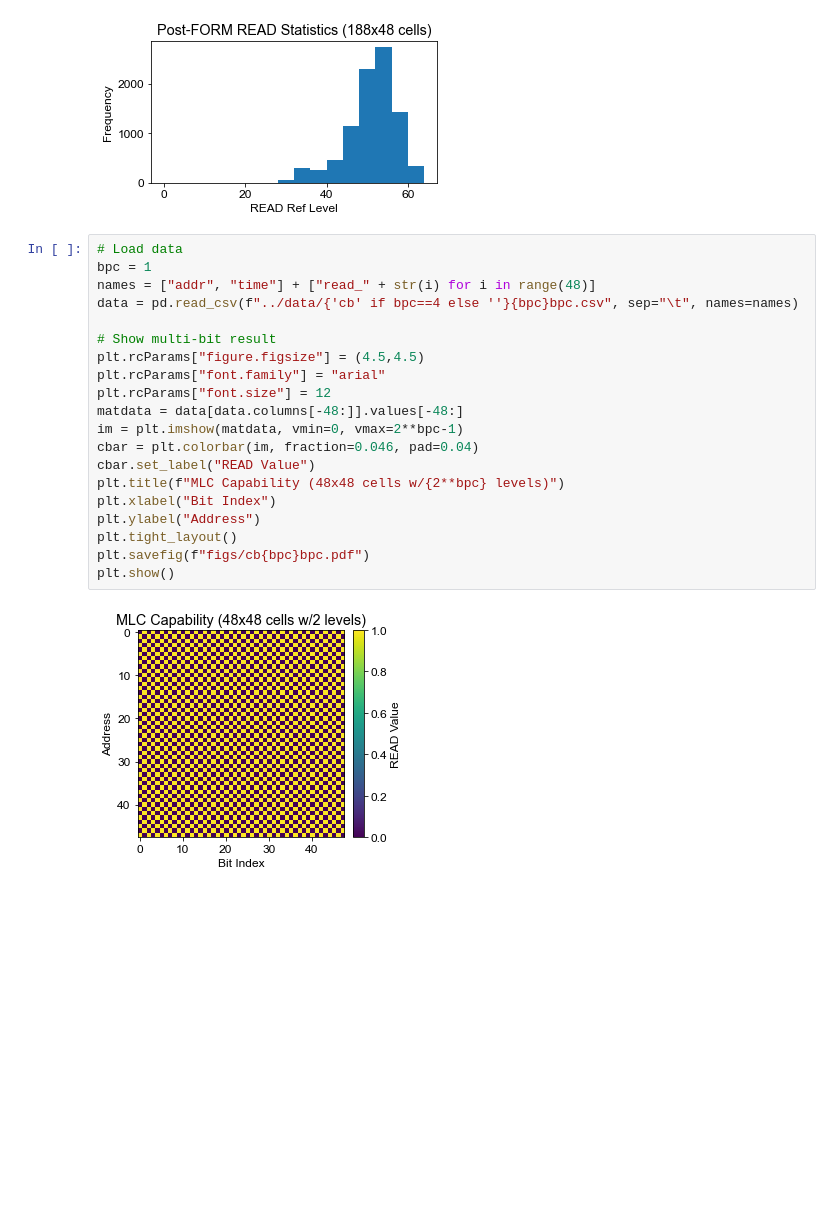
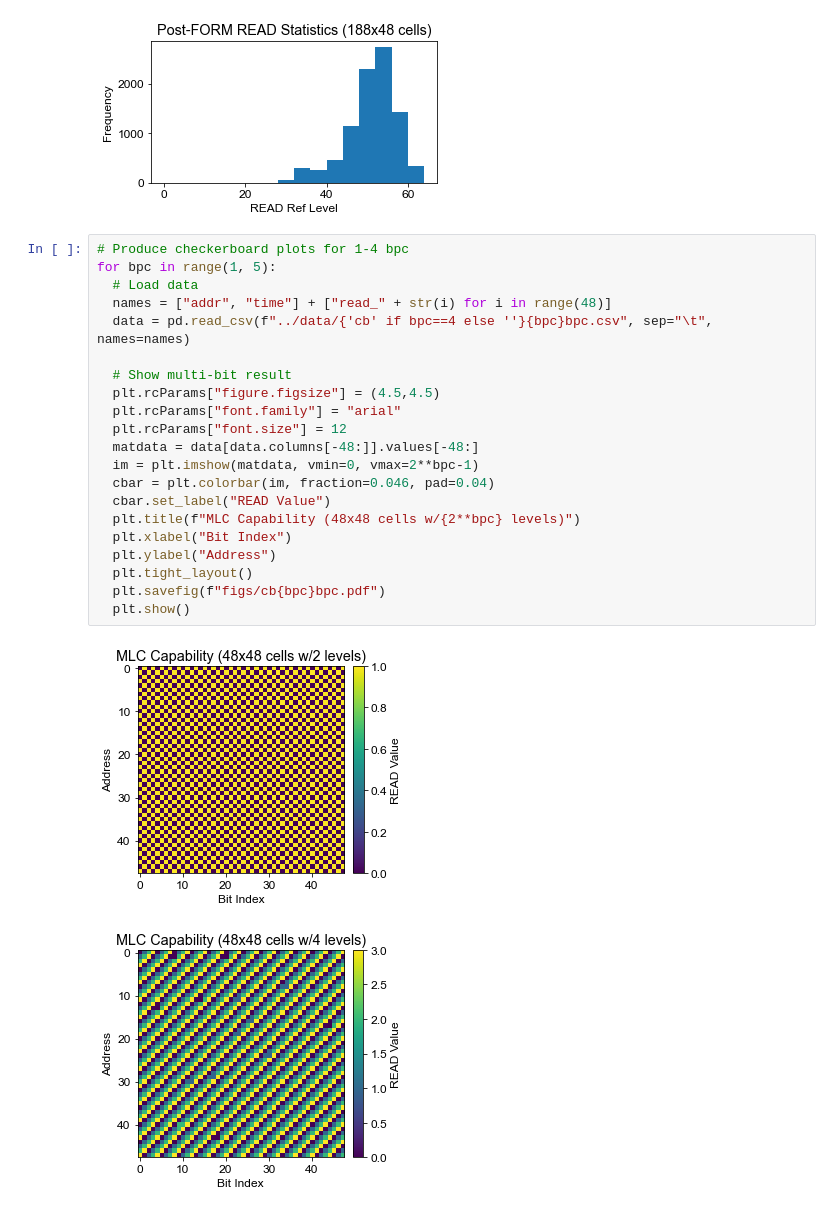
Before and after one commit to akashlevy/ember-python, a Jupyter notebook: analysis/characterizations.ipynb, the cells around one changed output. Drawn from its saved outputs; the diff is of its cells as text; blank space fills up the shorter version.

```diff
--- a/analysis/characterizations.ipynb
+++ b/analysis/characterizations.ipynb
@@ -95,24 +95,26 @@ plt.savefig("figs/form.read.stats.pdf")
 # %% [output]
 [figure]
 # %%
-# Load data
-bpc = 1
-names = ["addr", "time"] + ["read_" + str(i) for i in range(48)]
-data = pd.read_csv(f"../data/{'cb' if bpc==4 else ''}{bpc}bpc.csv", sep="\t", names=names)
+# Produce checkerboard plots for 1-4 bpc
+for bpc in range(1, 5):
+  # Load data
+  names = ["addr", "time"] + ["read_" + str(i) for i in range(48)]
+  data = pd.read_csv(f"../data/{'cb' if bpc==4 else ''}{bpc}bpc.csv", sep="\t", names=names)
 
-# Show multi-bit result
-plt.rcParams["figure.figsize"] = (4.5,4.5)
-plt.rcParams["font.family"] = "arial"
-plt.rcParams["font.size"] = 12
-matdata = data[data.columns[-48:]].values[-48:]
-im = plt.imshow(matdata, vmin=0, vmax=2**bpc-1)
-cbar = plt.colorbar(im, fraction=0.046, pad=0.04)
-cbar.set_label("READ Value")
-plt.title(f"MLC Capability (48x48 cells w/{2**bpc} levels)")
-plt.xlabel("Bit Index")
-plt.ylabel("Address")
-plt.tight_layout()
-plt.savefig(f"figs/cb{bpc}bpc.pdf")
-plt.show()
+  # Show multi-bit result
+  plt.rcParams["figure.figsize"] = (4.5,4.5)
+  plt.rcParams["font.family"] = "arial"
+  plt.rcParams["font.size"] = 12
+  matdata = data[data.columns[-48:]].values[-48:]
+  im = plt.imshow(matdata, vmin=0, vmax=2**bpc-1)
+  cbar = plt.colorbar(im, fraction=0.046, pad=0.04)
+  cbar.set_label("READ Value")
+  plt.title(f"MLC Capability (48x48 cells w/{2**bpc} levels)")
+  plt.xlabel("Bit Index")
+  plt.ylabel("Address")
+  plt.tight_layout()
+  plt.savefig(f"figs/cb{bpc}bpc.pdf")
+  plt.show()
 # %% [output]
 [figure]
+[figure, added]
```
Also changed, not shown: parts of 1 cell of this notebook, 12 other files.
